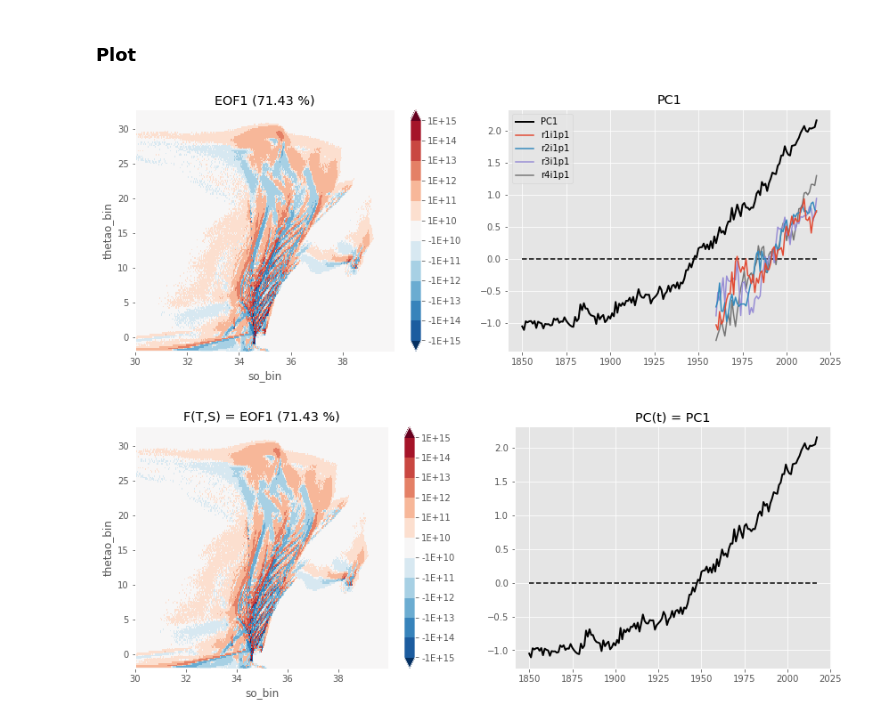
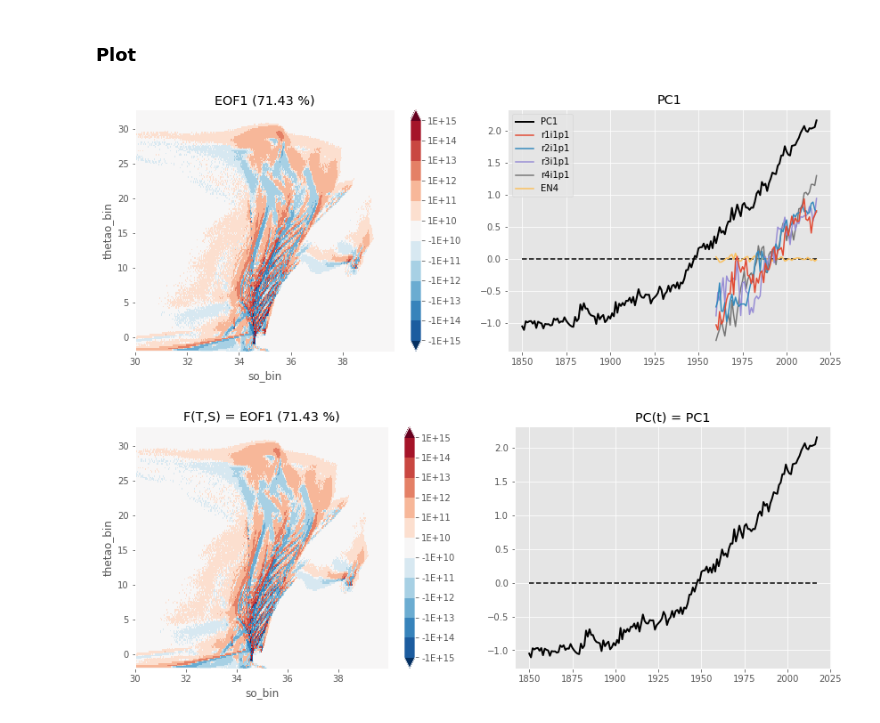
Before and after one commit to ysilvy/bin_TS, a Jupyter notebook: maquette_detection_CM5/fingerprint_projection.ipynb, the cells around one changed output. Drawn from its saved outputs; the diff is of its cells as text; code cells hidden in the pictures.

```diff
--- a/maquette_detection_CM5/fingerprint_projection.ipynb
+++ b/maquette_detection_CM5/fingerprint_projection.ipynb
@@ -60,29 +60,29 @@ ZEN4 = solver.projectField(VEN4_ano.stack(z=('so_bin', 'thetao_bin')),neofs=1,eo
 # %%
 fig,ax = plt.subplots(ncols=2,nrows=1,figsize=(14,5))
 
 time = np.arange(1850,2018)
 timeproj = np.arange(1960,2018)
 
 levels = [-1.e15,-1.e14,-1.e13,-1.e12,-1.e11,-1.e10,1.e10,1.e11,1.e12,1.e13,1.e14,1.e15]
 levels_str = ['%.0E' % Decimal(str(w)) for w in levels]
 
 c = eof1.T.plot(ax=ax[0],add_colorbar=False,cmap='RdBu_r',levels=levels)#vmin=-1.e15,vmax=1.e15)
 cb = fig.colorbar(c,ax=ax[0],label='',ticks=levels)
 cb.ax.set_yticklabels(levels_str)
 ax[0].set_title('EOF1 ('+'%.2f '% Decimal(str(var1))+'%)')
 ax[1].plot(time,pcs[:,0],label='PC1',lw=2,color='black',zorder=10)
 ax[1].plot(timeproj,Z1,label='r1i1p1',zorder=9)
 ax[1].plot(timeproj,Z2,label='r2i1p1',zorder=8)
 ax[1].plot(timeproj,Z3,label='r3i1p1',zorder=7)
 ax[1].plot(timeproj,Z4,label='r4i1p1',zorder=6)
-# ax[1].plot(timeproj,ZEN4,label='EN4')
+ax[1].plot(timeproj,ZEN4,label='EN4')
 ax[1].legend()
 ax[1].hlines(0,time[0],time[-1],colors='k',linestyles='dashed')
 ax[1].set_title('PC1')
 plt.subplots_adjust(wspace=0.15)
-plt.savefig('EOF1_PC1_Zi_CM5.png',dpi=150)
+# plt.savefig('EOF1_PC1_Zi_CM5.png',dpi=150)
 # %% [output]
-[figure, old version]
+[figure, new version]
 # %%
 fig,ax = plt.subplots(ncols=2,nrows=1,figsize=(14,5))
 
```
Also changed, not shown: 1 other file.
